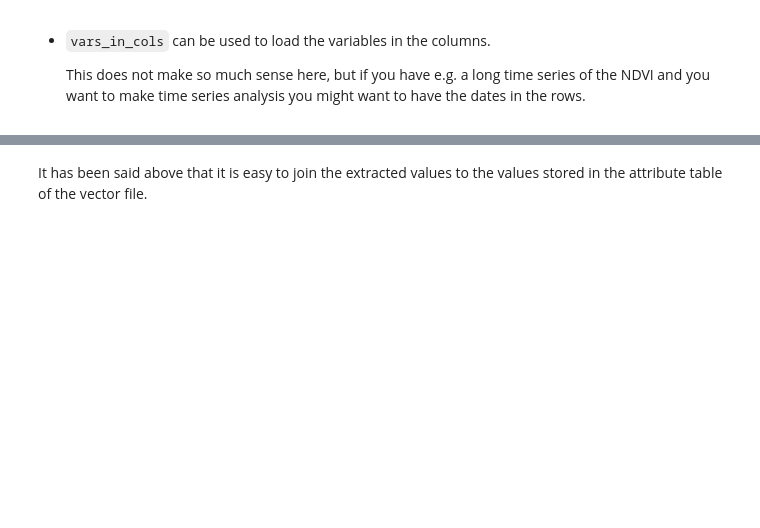
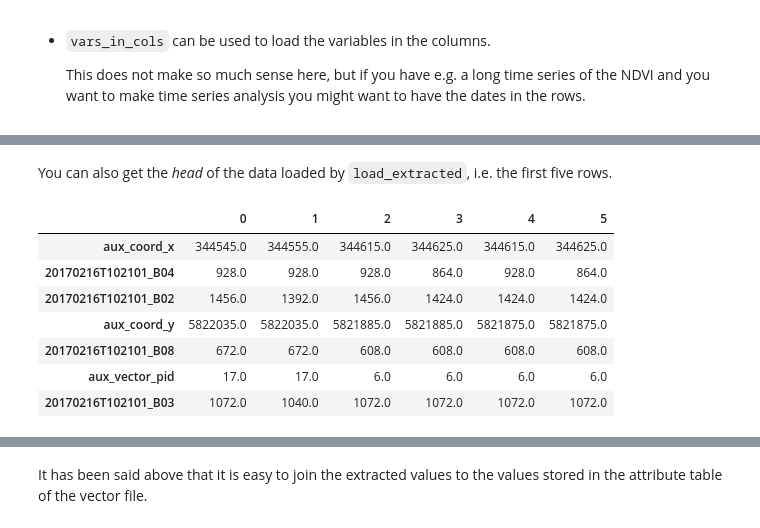
Before and after one commit to benmack/eo-box, a Jupyter notebook: examples/raster/extract_raster_values_with_vector_data.ipynb, the cells around one changed output, grey strips where cells are left out. Saved outputs shown, nothing was run; the diff lists cells and outputs as text; code cells hidden in the pictures; blank space fills up the shorter version.

```diff
--- a/examples/raster/extract_raster_values_with_vector_data.ipynb
+++ b/examples/raster/extract_raster_values_with_vector_data.ipynb
@@ -188 +181,14 @@ extraction.load_extracted(extraction_dir, patterns=["*B??.npy"], vars_in_cols=Fa
 4 rows × 3500 columns
+# %% [markdown]
+You can also get the *head* of the data loaded by ``load_extracted``, i.e. the first five rows.
+# %%
+extraction.load_extracted(extraction_dir, vars_in_cols=False, head=True)
+# %% [output]
+|  | 0 | 1 | 2 | 3 | 4 | 5 |
+| aux_coord_x | 344545.0 | 344555.0 | 344615.0 | 344625.0 | 344615.0 | 344625.0 |
+| 20170216T102101_B04 | 928.0 | 928.0 | 928.0 | 864.0 | 928.0 | 864.0 |
+| 20170216T102101_B02 | 1456.0 | 1392.0 | 1456.0 | 1424.0 | 1424.0 | 1424.0 |
+| aux_coord_y | 5822035.0 | 5822035.0 | 5821885.0 | 5821885.0 | 5821875.0 | 5821875.0 |
+| 20170216T102101_B08 | 672.0 | 672.0 | 608.0 | 608.0 | 608.0 | 608.0 |
+| aux_vector_pid | 17.0 | 17.0 | 6.0 | 6.0 | 6.0 | 6.0 |
+| 20170216T102101_B03 | 1072.0 | 1040.0 | 1072.0 | 1072.0 | 1072.0 | 1072.0 |
```
Also changed, not shown: parts of 12 cells of this notebook, 5 other files.
